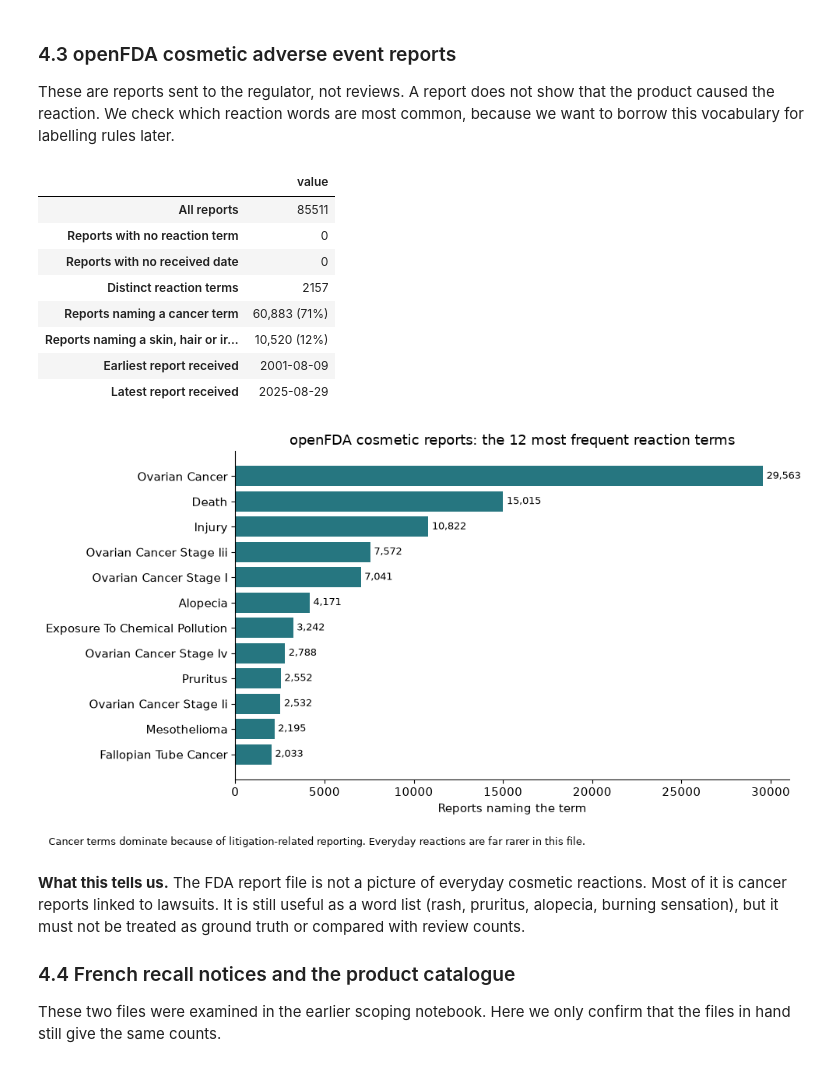
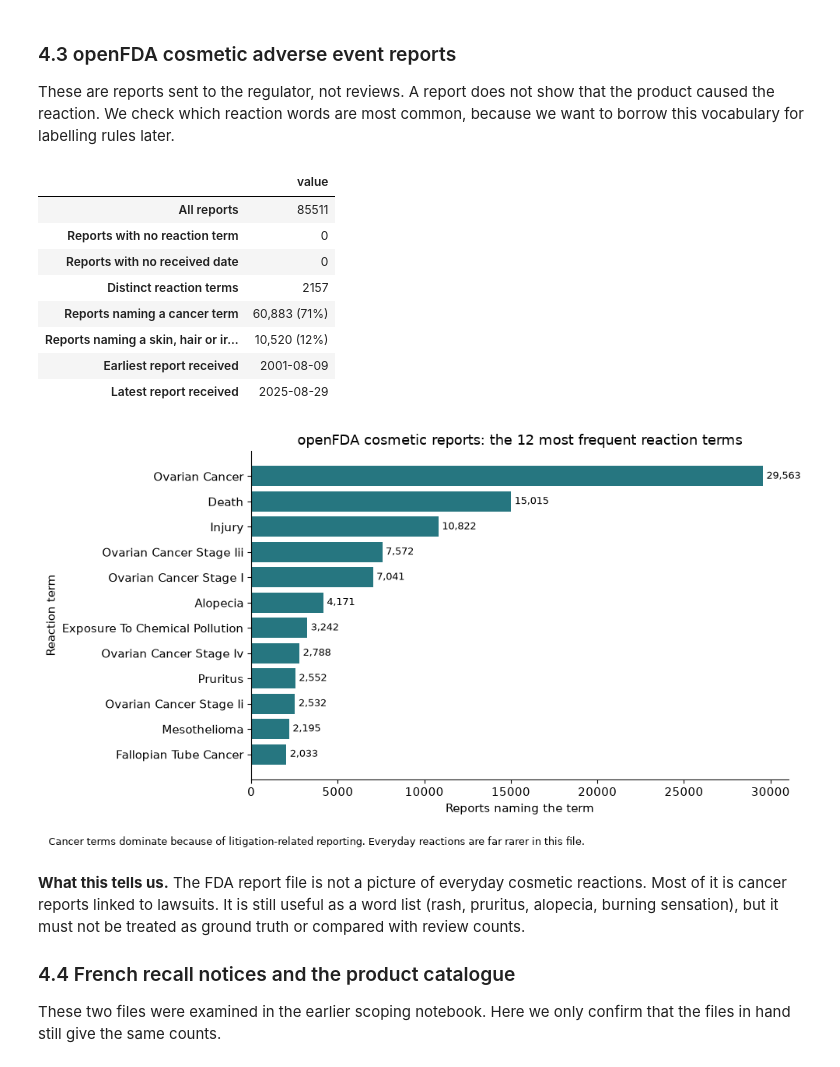
Before and after one commit to Pawansingh3889/yuvaintern, a Jupyter notebook: complaint_detection.ipynb, the cells around one changed output. Saved outputs shown, nothing was run; the diff lists cells and outputs as text; code cells hidden in the pictures.

```diff
--- a/complaint_detection.ipynb
+++ b/complaint_detection.ipynb
@@ -432,35 +432,35 @@ dates = pd.to_datetime(pd.Series([r['initial_received_date'] for r in events if
 events_profile = pd.Series({
     'All reports': len(events),
     'Reports with no reaction term': without_reactions,
     'Reports with no received date': without_date,
     'Distinct reaction terms': len(reaction_counts),
     'Reports naming a cancer term': f'{has_cancer:,} ({has_cancer / len(events):.0%})',
     'Reports naming a skin, hair or irritation term': f'{has_skin:,} ({has_skin / len(events):.0%})',
     'Earliest report received': str(dates.min().date()),
     'Latest report received': str(dates.max().date()),
 })
 display(events_profile.to_frame('value'))
 
 top = pd.Series(dict(reaction_counts.most_common(12))).iloc[::-1]
 fig, ax = plt.subplots(figsize=(10, 5.5))
 ax.barh(top.index, top.values, color=INK)
 for y, count in enumerate(top.values):
     ax.text(count + 200, y, f'{count:,}', va='center', fontsize=9)
-ax.set(title='openFDA cosmetic reports: the 12 most frequent reaction terms', xlabel='Reports naming the term')
+ax.set(title='openFDA cosmetic reports: the 12 most frequent reaction terms', xlabel='Reports naming the term', ylabel='Reaction term')
 fig.text(0.02, 0.01, 'Cancer terms dominate because of litigation-related reporting. Everyday reactions are far rarer in this file.', fontsize=9)
 fig.tight_layout(rect=(0, 0.05, 1, 1))
 plt.show()
 # %% [output]
 |  | value |
 | All reports | 85511 |
 | Reports with no reaction term | 0 |
 | Reports with no received date | 0 |
 | Distinct reaction terms | 2157 |
 | Reports naming a cancer term | 60,883 (71%) |
 | Reports naming a skin, hair or ir... | 10,520 (12%) |
 | Earliest report received | 2001-08-09 |
 | Latest report received | 2025-08-29 |
-[figure, old version]
+[figure, new version]
 # %% [markdown]
 **What this tells us.** The FDA report file is not a picture of everyday cosmetic reactions. Most of it is cancer reports linked to lawsuits. It is still useful as a word list (rash, pruritus, alopecia, burning sensation), but it must not be treated as ground truth or compared with review counts.
 
```
Also changed, not shown: parts of 8 cells of this notebook, 1 other file.
